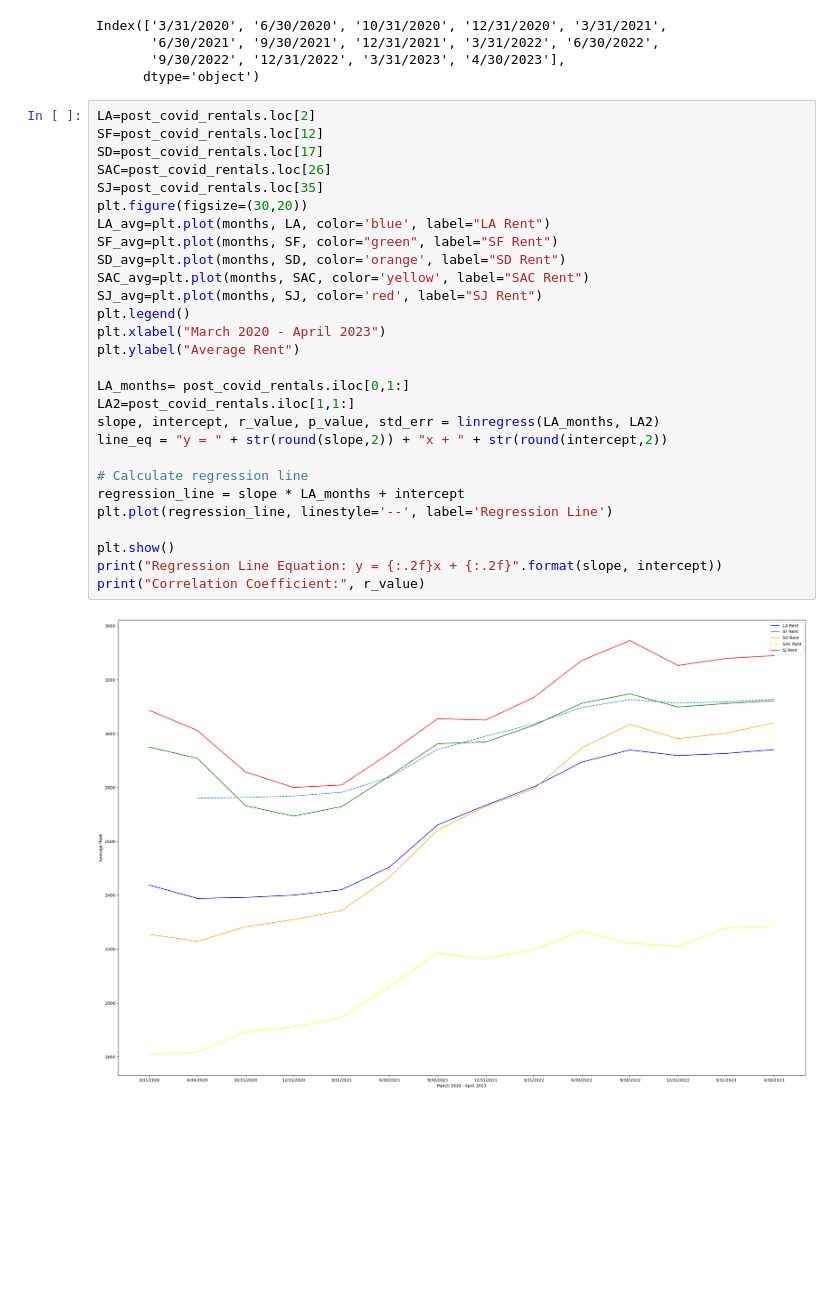
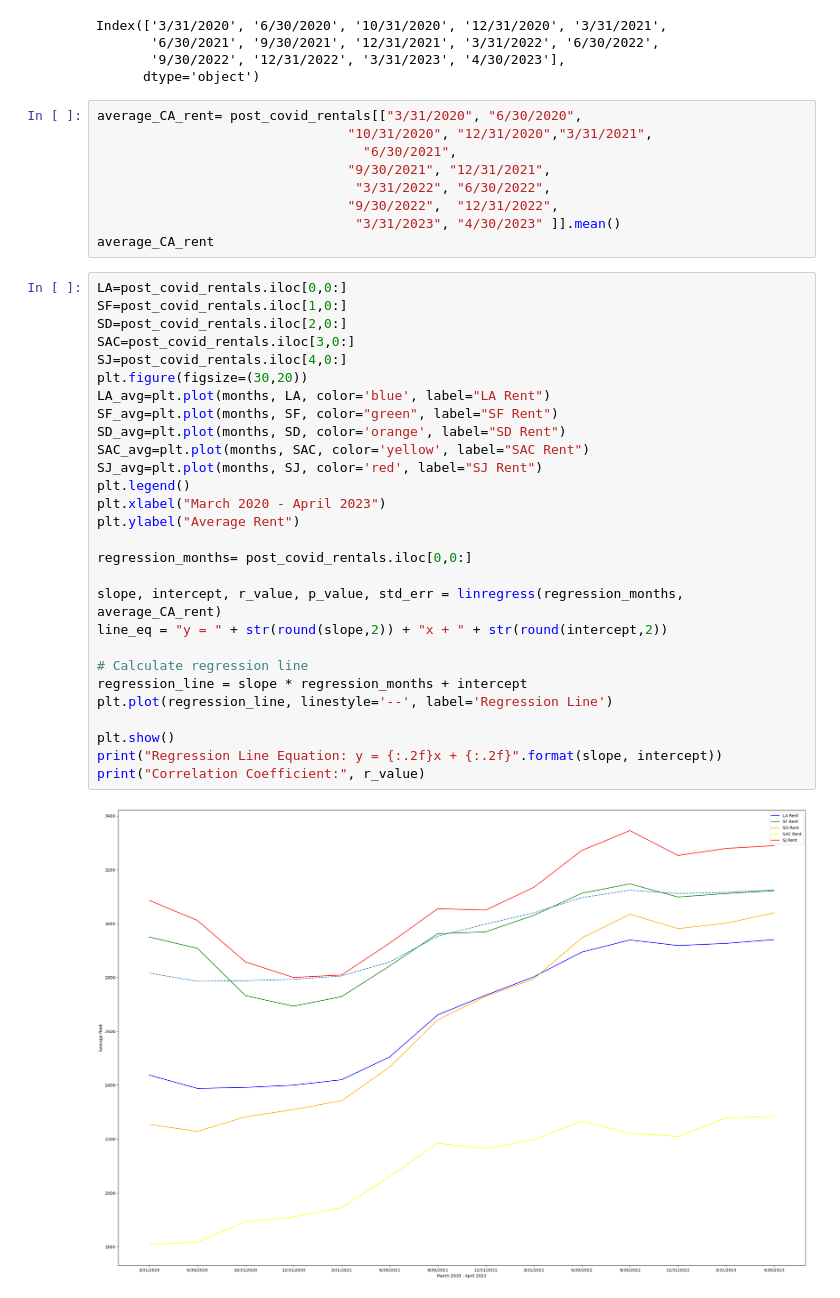
Before and after one commit to caleighteahan/Project_1, a Jupyter notebook: Starter_4.ipynb, the cells around one changed output. Cells and saved outputs as stored; diff of their text form; blank space fills up the shorter version.

Commit message:
regression line edits

```diff
--- a/Starter_4.ipynb
+++ b/Starter_4.ipynb
@@ -279,33 +295,42 @@ Index(['3/31/2020', '6/30/2020', '10/31/2020', '12/31/2020', '3/31/2021',
        '6/30/2021', '9/30/2021', '12/31/2021', '3/31/2022', '6/30/2022',
        '9/30/2022', '12/31/2022', '3/31/2023', '4/30/2023'],
       dtype='object')
+# %%
+average_CA_rent= post_covid_rentals[["3/31/2020", "6/30/2020",
+                                "10/31/2020", "12/31/2020","3/31/2021",
+                                  "6/30/2021",
+                                "9/30/2021", "12/31/2021",
+                                 "3/31/2022", "6/30/2022",
+                                "9/30/2022",  "12/31/2022",
+                                 "3/31/2023", "4/30/2023" ]].mean()
+average_CA_rent
 # %%
-LA=post_covid_rentals.loc[2]
-SF=post_covid_rentals.loc[12]
-SD=post_covid_rentals.loc[17]
-SAC=post_covid_rentals.loc[26]
-SJ=post_covid_rentals.loc[35]
+LA=post_covid_rentals.iloc[0,0:]
+SF=post_covid_rentals.iloc[1,0:]
+SD=post_covid_rentals.iloc[2,0:]
+SAC=post_covid_rentals.iloc[3,0:]
+SJ=post_covid_rentals.iloc[4,0:]
 plt.figure(figsize=(30,20))
 LA_avg=plt.plot(months, LA, color='blue', label="LA Rent")
 SF_avg=plt.plot(months, SF, color="green", label="SF Rent")
 SD_avg=plt.plot(months, SD, color='orange', label="SD Rent")
 SAC_avg=plt.plot(months, SAC, color='yellow', label="SAC Rent")
 SJ_avg=plt.plot(months, SJ, color='red', label="SJ Rent")
 plt.legend()
 plt.xlabel("March 2020 - April 2023")
 plt.ylabel("Average Rent")
 
-LA_months= post_covid_rentals.iloc[0,1:]
-LA2=post_covid_rentals.iloc[1,1:]
-slope, intercept, r_value, p_value, std_err = linregress(LA_months, LA2)
+regression_months= post_covid_rentals.iloc[0,0:]
+
+slope, intercept, r_value, p_value, std_err = linregress(regression_months, average_CA_rent)
 line_eq = "y = " + str(round(slope,2)) + "x + " + str(round(intercept,2))
 
 # Calculate regression line
-regression_line = slope * LA_months + intercept
+regression_line = slope * regression_months + intercept
 plt.plot(regression_line, linestyle='--', label='Regression Line')
 
 plt.show()
 print("Regression Line Equation: y = {:.2f}x + {:.2f}".format(slope, intercept))
 print("Correlation Coefficient:", r_value)
 # %% [output]
-[figure, old version]
+[figure, new version]
```
Also changed, not shown: parts of 4 cells of this notebook.
